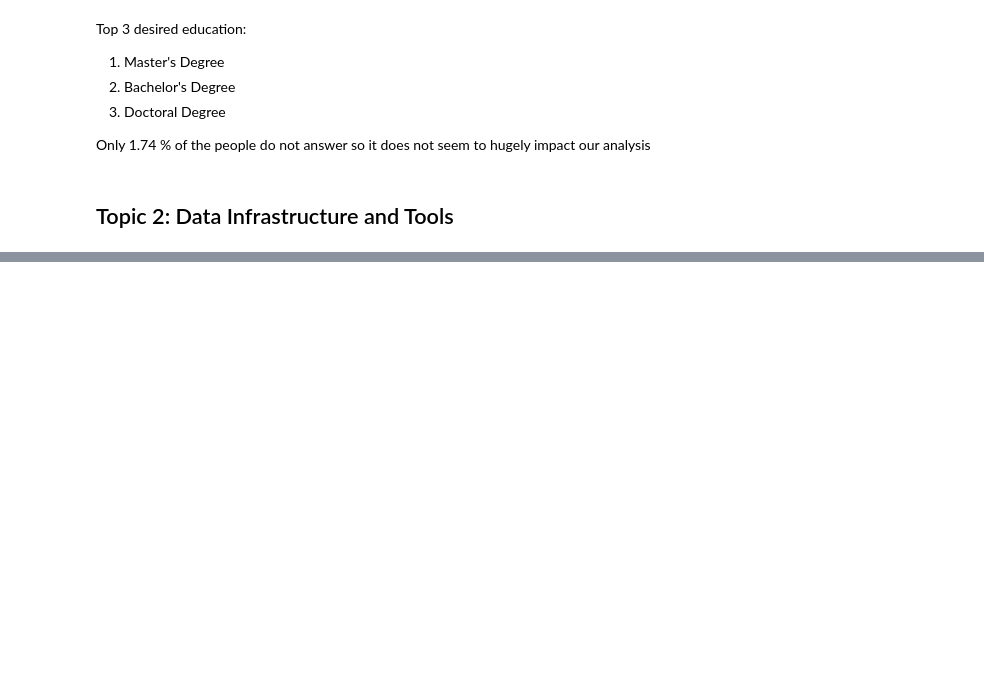
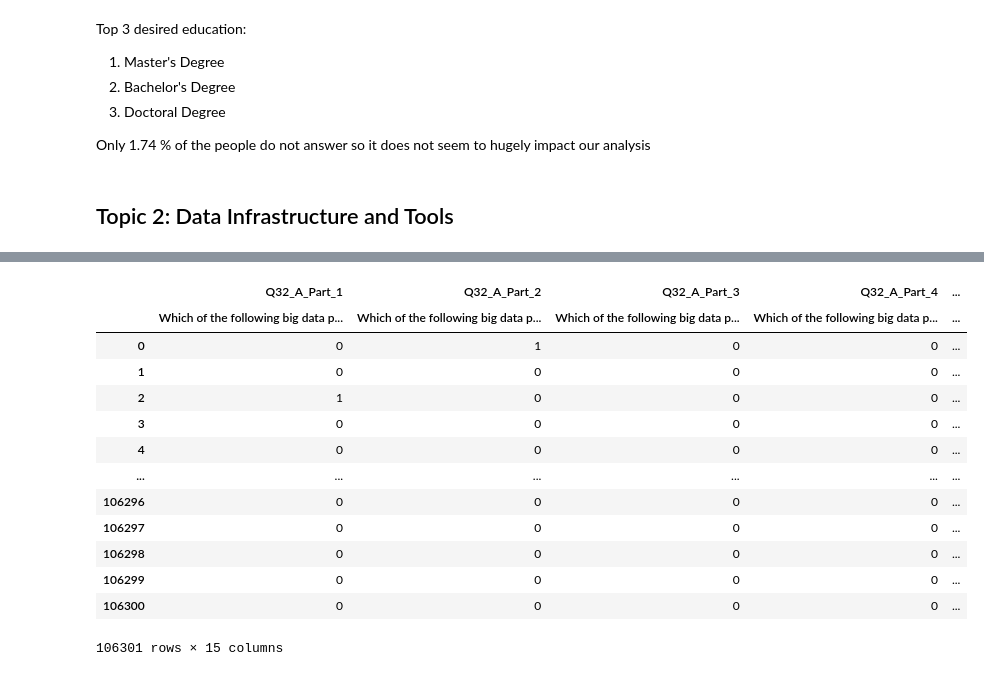
Before and after one commit to ya-min-thu/ML-Case-Studies, a Jupyter notebook: code/part1.ipynb, the cells around one changed output, grey strips where cells are left out. Saved outputs shown, nothing was run; the diff lists cells and outputs as text; code cells hidden in the pictures; blank space fills up the shorter version.

```diff
--- a/code/part1.ipynb
+++ b/code/part1.ipynb
@@ -749,0 +799,18 @@ questionnaire[questionnaire['question_group'] == 'Data Infrastructure and Tools'
+# %%
+result = split_multiple_part_q_data_df(bigdata_tools)
+result[0]
+# %% [output]
+|  | Q32_A_Part_1 | Q32_A_Part_2 | Q32_A_Part_3 | Q32_A_Part_4 | ... |
+|  | Which of the following big data p... | Which of the following big data p... | Which of the following big data p... | Which of the following big data p... | ... |
+| 0 | 0 | 1 | 0 | 0 | ... |
+| 1 | 0 | 0 | 0 | 0 | ... |
+| 2 | 1 | 0 | 0 | 0 | ... |
+| 3 | 0 | 0 | 0 | 0 | ... |
+| 4 | 0 | 0 | 0 | 0 | ... |
+| ... | ... | ... | ... | ... | ... |
+| 106296 | 0 | 0 | 0 | 0 | ... |
+| 106297 | 0 | 0 | 0 | 0 | ... |
+| 106298 | 0 | 0 | 0 | 0 | ... |
+| 106299 | 0 | 0 | 0 | 0 | ... |
+| 106300 | 0 | 0 | 0 | 0 | ... |
+106301 rows × 15 columns
```
Also changed, not shown: parts of 11 cells of this notebook.
